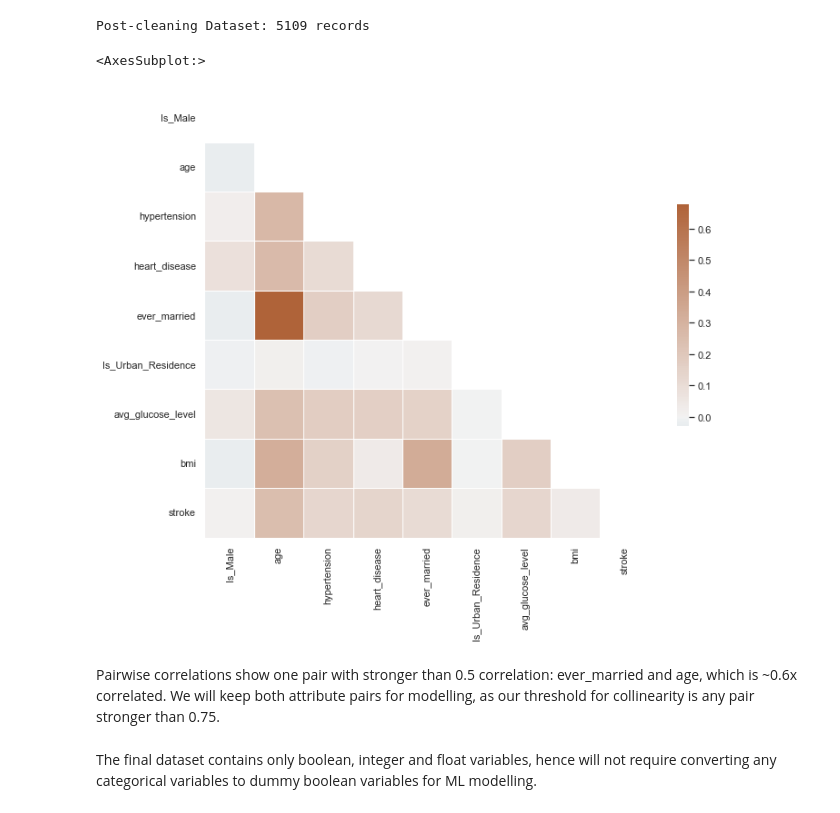
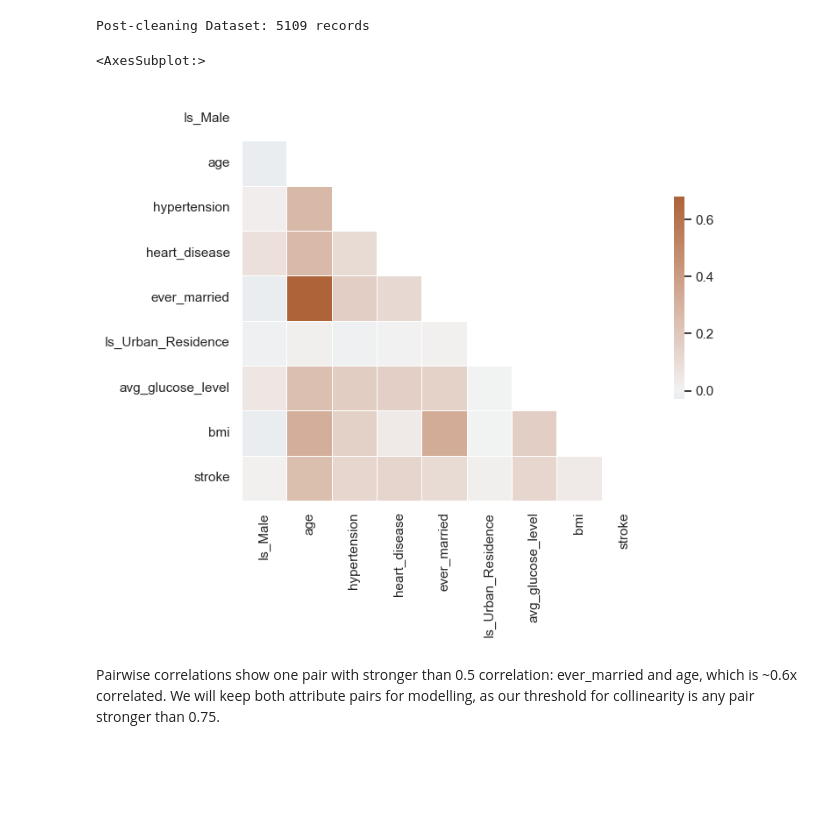
Before and after one commit to jasonlimcp/classifier-streamlit, a Jupyter notebook: eda.ipynb, the cells around one changed output. Drawn from its saved outputs; the diff is of its cells as text; code cells hidden in the pictures; blank space fills up the shorter version.

```diff
--- a/eda.ipynb
+++ b/eda.ipynb
@@ -67,7 +62,7 @@ array([[<AxesSubplot:title={'center':'age'}>,
 In the above variables, 'Age' contains negative values, which is a data error. The remaining variables appear to exhibit otherwise possible range of values.
 # %%
 # Clean up categorical value names
-df = df.replace({'work_type': {'Private': 'Private Industry', 'Govt_job': 'Government Job', 'children': 'Not of Working Age','Never_worked':'Never Worked'}})
+df = df.replace({'work_type': {'Private': 'Private Industry', 'Govt_job': 'Government Job', 'children': 'Not of Working Age','Never_worked':'Not of Working Age'}})
 df = df.replace({'smoking_status': {'formerly smoked': 'Former Smoker', 'never smoked': 'Never Smoked', 'smokes': 'Smoker'}})
 
 df = df.rename(columns={'gender': 'Is_Male', 'Residence_type':'Is_Urban_Residence'})
@@ -75,9 +70,9 @@ df = df.loc[df['Is_Male']!= 'Other']
 df['age'] = df['age'].apply(lambda x: math.ceil(x))
 
 # Subsequently, replace all Yes/No categorical variables as well as Gender with Boolean values
-df = df.replace({'Is_Male': {'Male': True, 'Female': False}, 'Is_Urban_Residence': {'Urban': True, 'Rural': False},'ever_married': {'Yes': True, 'No': False}})
+df = df.replace({'Is_Male': {'Male': 1, 'Female': 0}, 'Is_Urban_Residence': {'Urban': 1, 'Rural': 0},'ever_married': {'Yes': 1, 'No': 0}})
 
-df = df.astype({'hypertension': 'bool', 'heart_disease': 'bool', 'stroke': 'bool'})
+df = df.astype({'stroke': 'bool'})
 # %%
 df.dtypes
 # %% [output]
@@ -153,16 +143,14 @@ Post-cleaning Dataset: 5109 records
 # %%
 corr = df_final.corr()
 
 sns.set_theme(style="white")
 
-f, ax = plt.subplots(figsize=(11, 9))
+f, ax = plt.subplots(figsize=(8, 6))
 cmap = sns.diverging_palette(230, 30, as_cmap=True)
 sns.heatmap(corr, mask = np.triu(np.ones_like(corr, dtype=bool)), cmap=cmap, center=0,
             square=True, linewidths=.5, cbar_kws={"shrink": .5})
 # %% [output]
 <AxesSubplot:>
-[figure, old version]
+[figure, new version]
 # %% [markdown]
 Pairwise correlations show one pair with stronger than 0.5 correlation: ever_married and age, which is ~0.6x correlated. We will keep both attribute pairs for modelling, as our threshold for collinearity is any pair stronger than 0.75.
-# %% [markdown]
-The final dataset contains only boolean, integer and float variables, hence will not require converting any categorical variables to dummy boolean variables for ML modelling.
```
Also changed, not shown: parts of 12 cells of this notebook, 6 other files.
